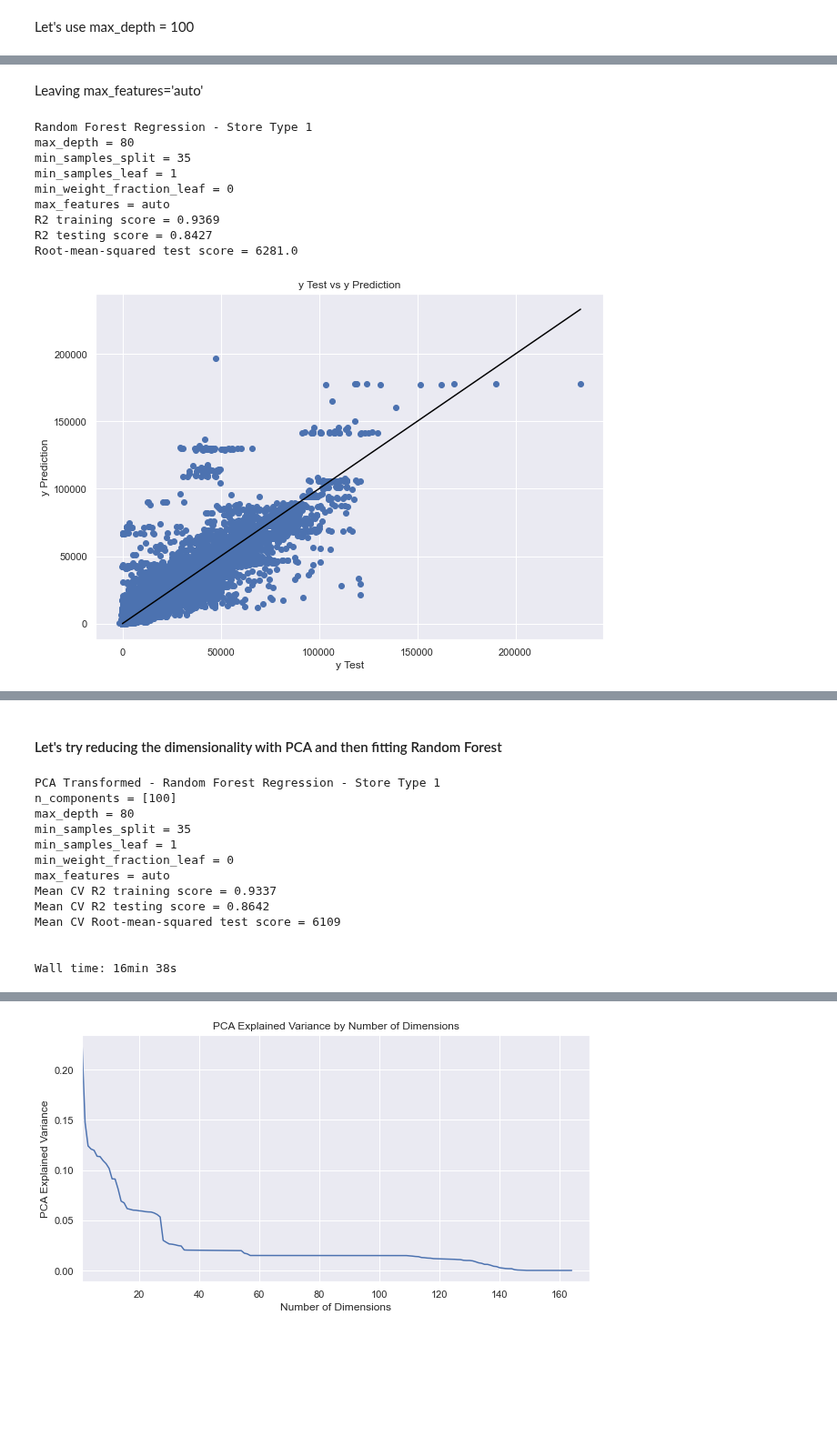
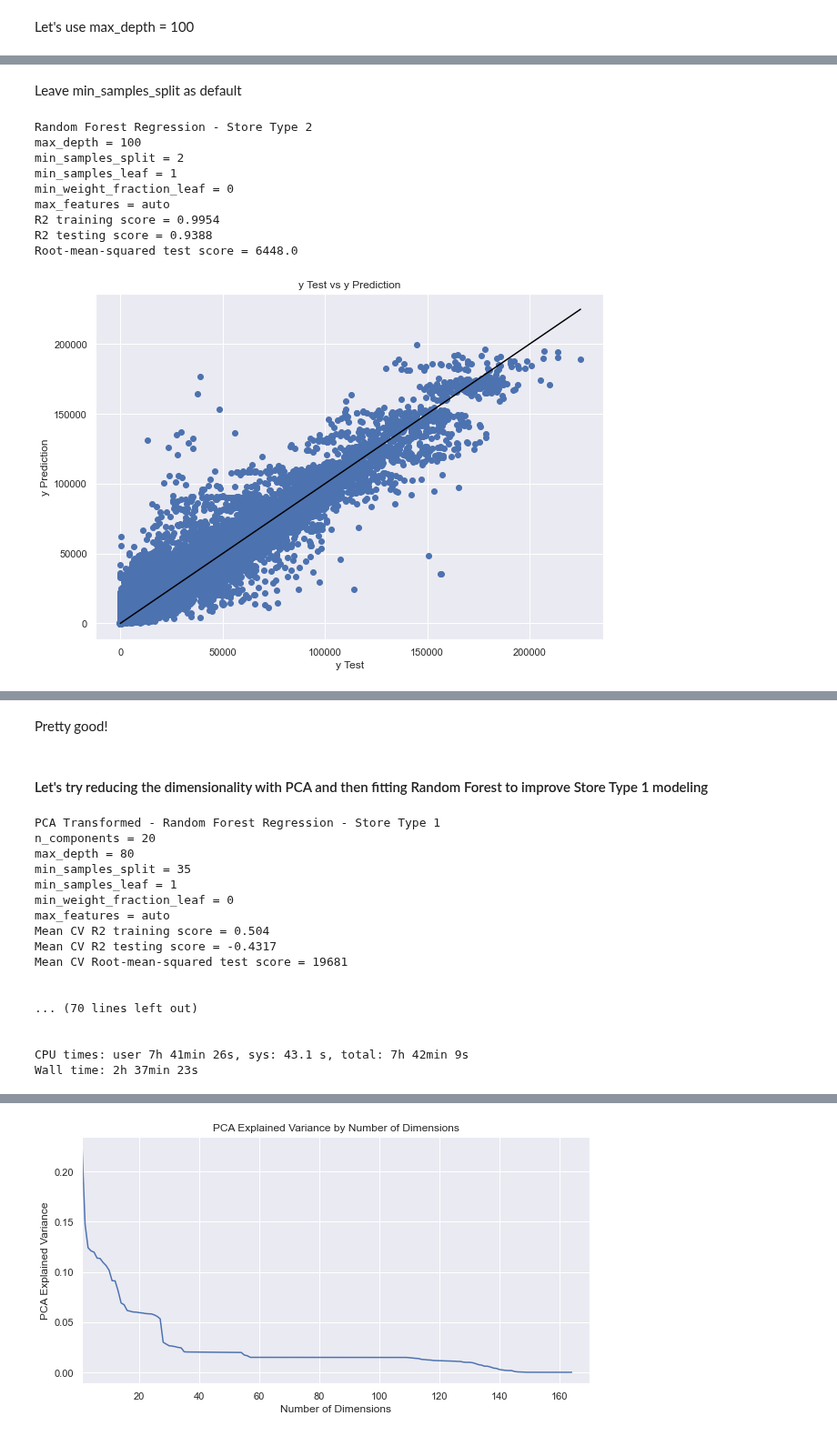
Before and after one commit to Dylan-C-Neal/capstone1-retail_forecasting, a Jupyter notebook: notebooks/C1S4-Modeling.ipynb, the cells around one changed output, grey strips where cells are left out. Shown at 91% size. Saved outputs shown, nothing was run; the diff lists cells and outputs as text; code cells hidden in the pictures; blank space fills up the shorter version.

Commit message:
Saving modeling progress

```diff
--- a/notebooks/C1S4-Modeling.ipynb
+++ b/notebooks/C1S4-Modeling.ipynb
@@ -628,13 +628,13 @@ def rfCV(store, tuneparam=None, param_value=None, max_depth=None, min_samples_sp
 # Define function for modeling random forest regression on full training data after CV hypterparameter tuning
 
 def rfmodel(store, max_depth=None, min_samples_split=2, min_samples_leaf=1, min_weight_fraction_leaf=0, \
-            max_features='auto', plot=True):
+            max_features='auto', n_jobs=-1, plot=True):
 
     rfreg = RandomForestRegressor(random_state=42, max_depth=max_depth, \
                                   min_samples_split=min_samples_split, \
                                   min_samples_leaf=min_samples_leaf, \
                                   min_weight_fraction_leaf=min_weight_fraction_leaf, \
-                                  max_features=max_features, n_jobs=-1)
+                                  max_features=max_features, n_jobs=n_jobs)
 
     print('Random Forest Regression - Store Type ' + str(store))
     print('max_depth = ' + str(max_depth))
@@ -1069,17 +991,17 @@ Wall time: 6min 10s
-# %% [markdown]
-Leaving max_features='auto'
+# %% [markdown]
+Leave min_samples_split as default
 # %%
 %%time
-# Model full training data for Store Type 1
-rfmodel(1, max_depth=80, min_samples_split=35)
+# Model full training data for Store Type 2
+rfmodel(2, max_depth=100, n_jobs=-2)
 # %% [output]
-Random Forest Regression - Store Type 1
-max_depth = 80
-min_samples_split = 35
+Random Forest Regression - Store Type 2
+max_depth = 100
+min_samples_split = 2
 min_samples_leaf = 1
 min_weight_fraction_leaf = 0
 max_features = auto
-R2 training score = 0.9369
-R2 testing score = 0.8427
-Root-mean-squared test score = 6281.0
+R2 training score = 0.9954
+R2 testing score = 0.9388
+Root-mean-squared test score = 6448.0
-[figure, old version]
+[figure, new version]
@@ -1087,5 +1010,7 @@ Wall time: 1min 56s
+# %% [markdown]
+Pretty good!
 # %% [markdown]
-#### Let's try reducing the dimensionality with PCA and then fitting Random Forest
+#### Let's try reducing the dimensionality with PCA and then fitting Random Forest to improve Store Type 1 modeling
 # %%
 from sklearn.decomposition import PCA
 # %%
@@ -1174,18 +1099,22 @@ def pcaRfModel(store, n_components=[None], max_depth=None, min_samples_split=2,
     modeling(rfreg, X_train, np.ravel(y_train), X_test, np.ravel(y_test), plot)
 # %%
 %%time
-pcaRfCV(1, [100], max_depth=80, min_samples_split=35)
+pcaRfCV(1, [20, 40, 60, 80, 100, 120, 140], max_depth=80, min_samples_split=35, n_jobs=-2)
 # %% [output]
 PCA Transformed - Random Forest Regression - Store Type 1
-n_components = [100]
+n_components = 20
 max_depth = 80
 min_samples_split = 35
 min_samples_leaf = 1
 min_weight_fraction_leaf = 0
 max_features = auto
-Mean CV R2 training score = 0.9337
-Mean CV R2 testing score = 0.8642
-Mean CV Root-mean-squared test score = 6109
+Mean CV R2 training score = 0.504
+Mean CV R2 testing score = -0.4317
+Mean CV Root-mean-squared test score = 19681
 
 
-Wall time: 16min 38s
+... (70 lines left out)
+
+
+CPU times: user 7h 41min 26s, sys: 43.1 s, total: 7h 42min 9s
+Wall time: 2h 37min 23s
```
Also changed, not shown: parts of 22 cells of this notebook.
